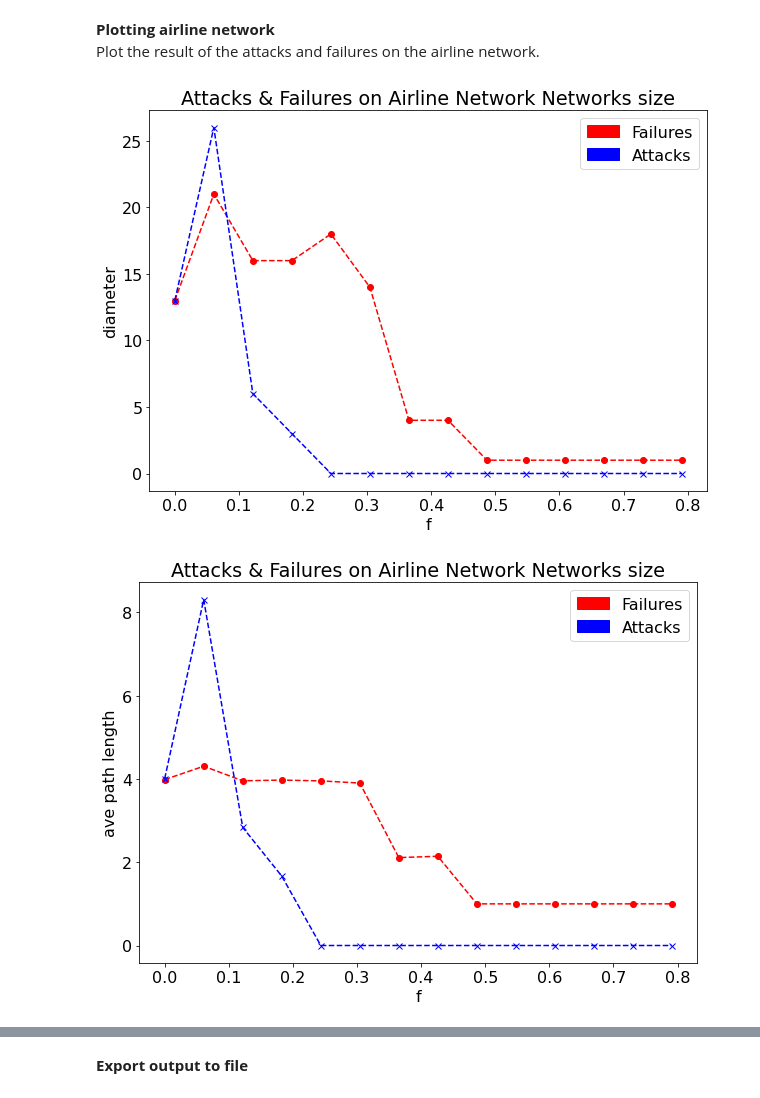
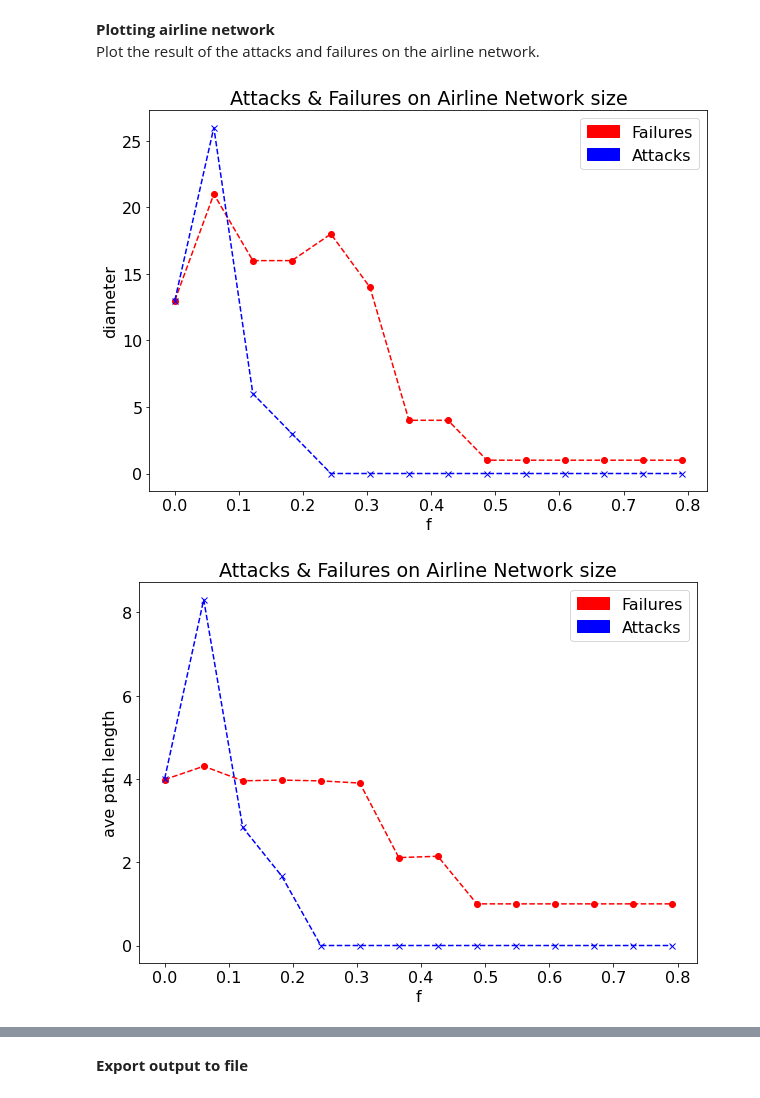
Before and after one commit to doscsy12/network_sci_analysis, a Jupyter notebook: Airline_network_data_analysis.ipynb, the cells around one changed output, grey strips where cells are left out. Cells and saved outputs as stored; diff of their text form; code cells hidden in the pictures.

```diff
--- a/Airline_network_data_analysis.ipynb
+++ b/Airline_network_data_analysis.ipynb
@@ -410,35 +410,35 @@ fig_size= [10,7]
 plt.rcParams.update({'font.size': 16, "figure.figsize": fig_size})
 xvalues = [(float(x)/float(NetworkSize)) * 200 for x in range(len(anf_ave_diameters))]
 
 # Plot diameter
 plt.plot(xvalues, anf_ave_diameters, '--or', xvalues, ana_ave_diameters, '--xb')
 plt.xlabel('f')
 plt.ylabel('diameter')
-plt.title('Attacks & Failures on Airline Network Networks size')
+plt.title('Attacks & Failures on Airline Network size')
 red_patch = mpatches.Patch(color='red', label='Failures')
 blue_patch = mpatches.Patch(color='blue', label='Attacks')
 plt.legend(handles=[red_patch, blue_patch])
 plt.show()
 
 # Plot average path length
 plt.plot(xvalues, anf_ave_path_lengths, '--or', xvalues, ana_ave_path_lengths, '--xb')
 red_patch = mpatches.Patch(color='red', label='Failures')
 blue_patch = mpatches.Patch(color='blue', label='Attacks')
 plt.legend(handles=[red_patch, blue_patch])
 plt.xlabel('f')
 plt.ylabel('ave path length')
-plt.title('Attacks & Failures on Airline Network Networks size')
+plt.title('Attacks & Failures on Airline Network size')
 plt.show()
 
 # Plot fraction of nodes in giant component
 plt.plot(xvalues, anf_ave_S, '--or', xvalues, ana_ave_S, '--xb')
 red_patch = mpatches.Patch(color='red', label='Failures')
 blue_patch = mpatches.Patch(color='blue', label='Attacks')
 plt.legend(handles=[red_patch, blue_patch])
 plt.xlabel('f')
 plt.ylabel('fraction of remaining nodes')
-plt.title('Attacks & Failures on Airline Network Networks size')
+plt.title('Attacks & Failures on Airline Network size')
 plt.show()
 # %% [output]
-[figure, old version]
+[figure, new version]
-[figure, old version]
+[figure, new version]
```
Also changed, not shown: parts of 3 cells of this notebook.
